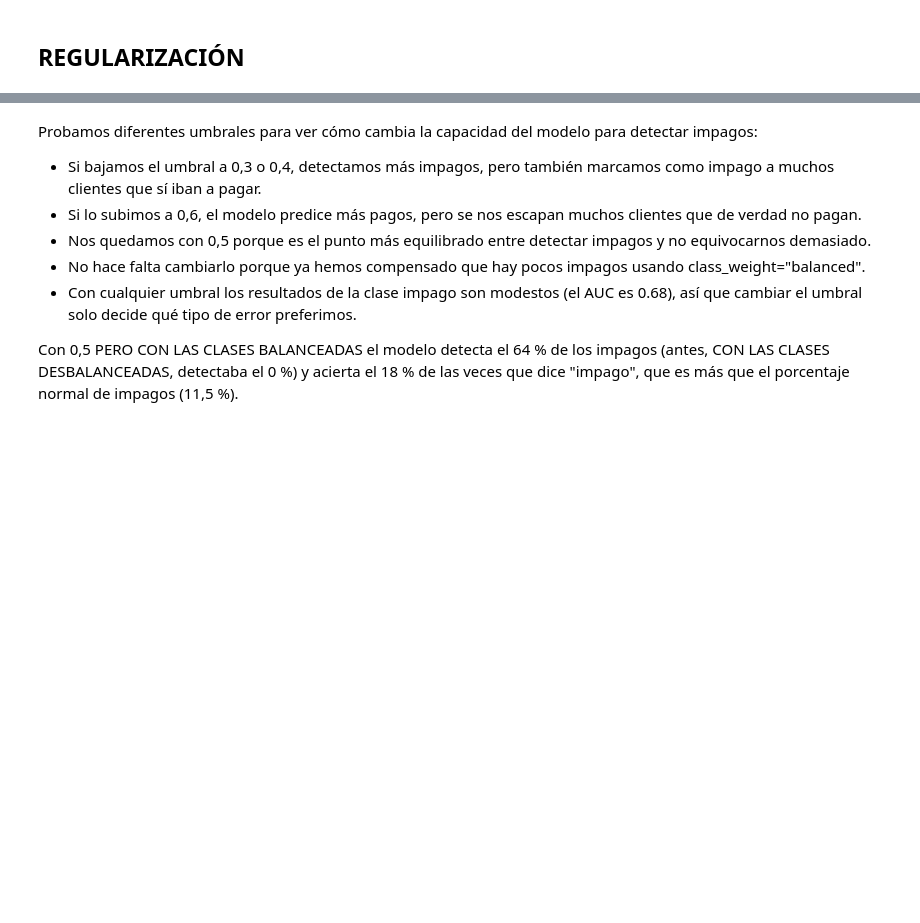
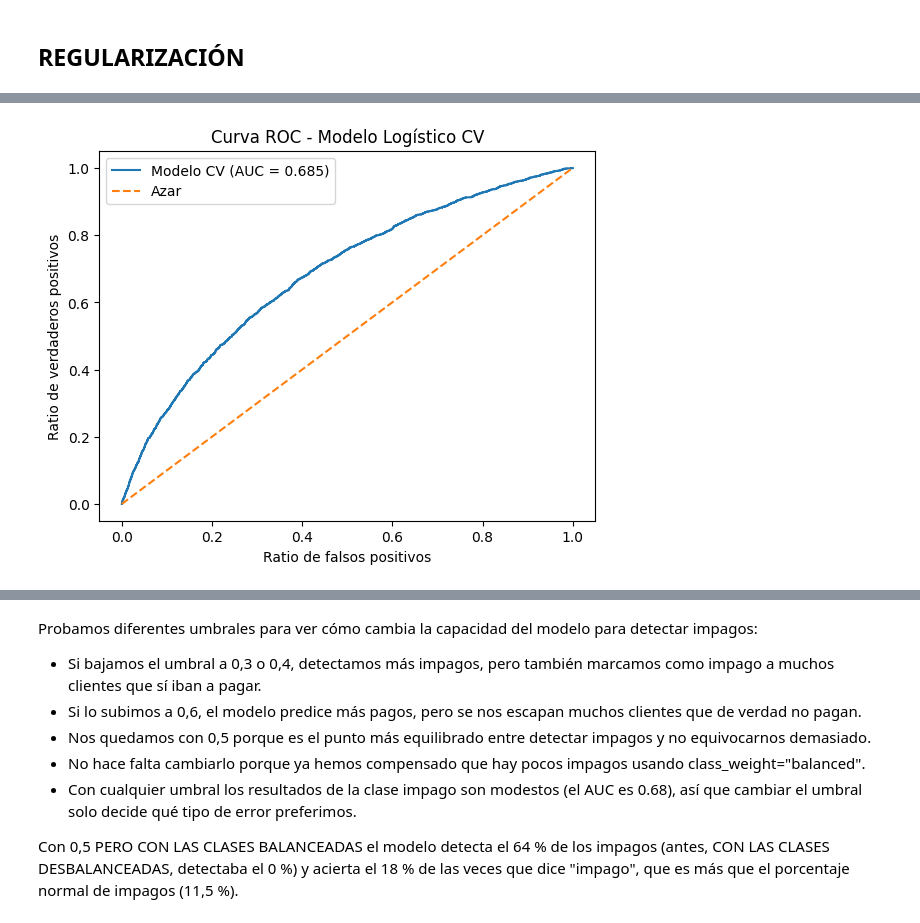
Before and after one commit to GorkaNBDATA/Equipo-Morado, a Jupyter notebook: modelo-impago.ipynb, the cells around one changed output, grey strips where cells are left out. Cells and saved outputs as stored; diff of their text form; code cells hidden in the pictures; blank space fills up the shorter version.

```diff
--- a/modelo-impago.ipynb
+++ b/modelo-impago.ipynb
@@ -754,0 +769,20 @@ weighted avg       0.84      0.77      0.80     20380
+# %%
+fpr, tpr, threshold = roc_curve(y_test, y_prob)
+auc = roc_auc_score(y_test, y_prob)
+
+pd.DataFrame({
+    "tpr": tpr,
+    "fpr": fpr,
+    "threshold": threshold
+})
+
+plt.plot(fpr, tpr, label=f"Modelo CV (AUC = {auc:.3f})")
+plt.plot([0, 1], [0, 1], linestyle="--", label="Azar")
+
+plt.xlabel("Ratio de falsos positivos")
+plt.ylabel("Ratio de verdaderos positivos")
+plt.title("Curva ROC - Modelo Logístico CV")
+plt.legend()
+plt.show()
+# %% [output]
+[figure, added]
```
Also changed, not shown: parts of 73 cells of this notebook, 2 other files.
